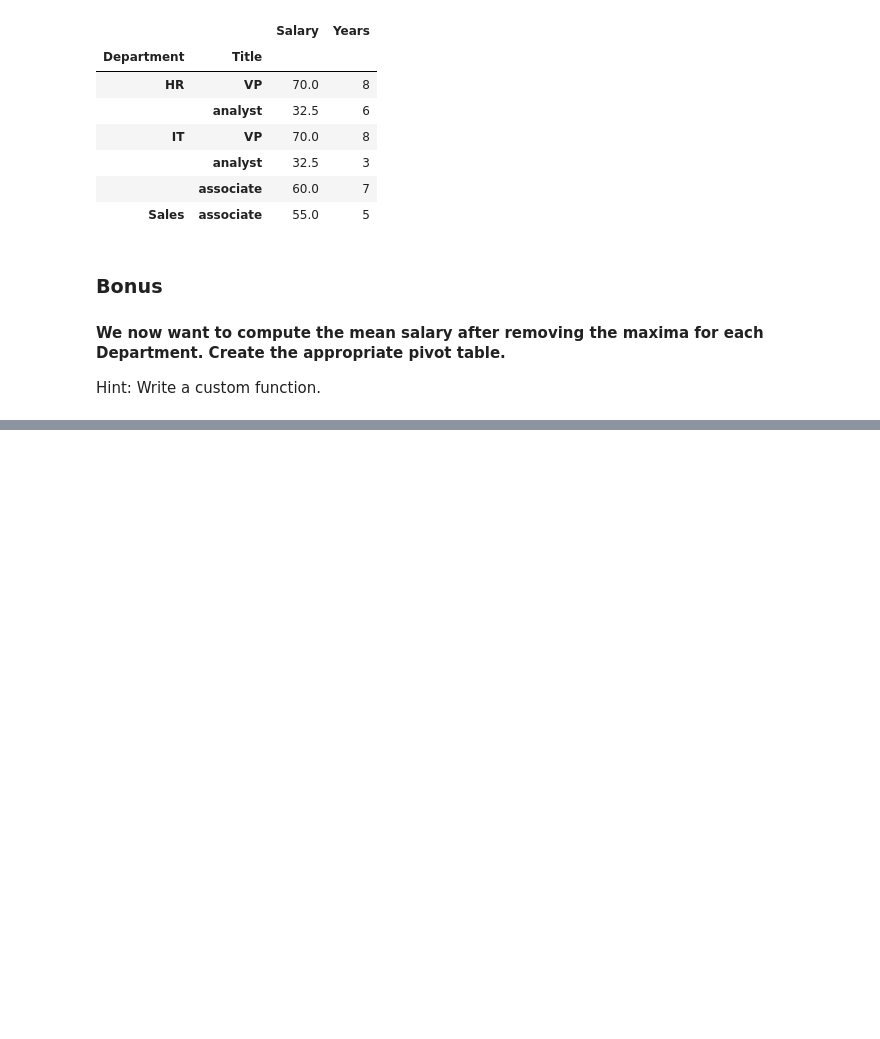
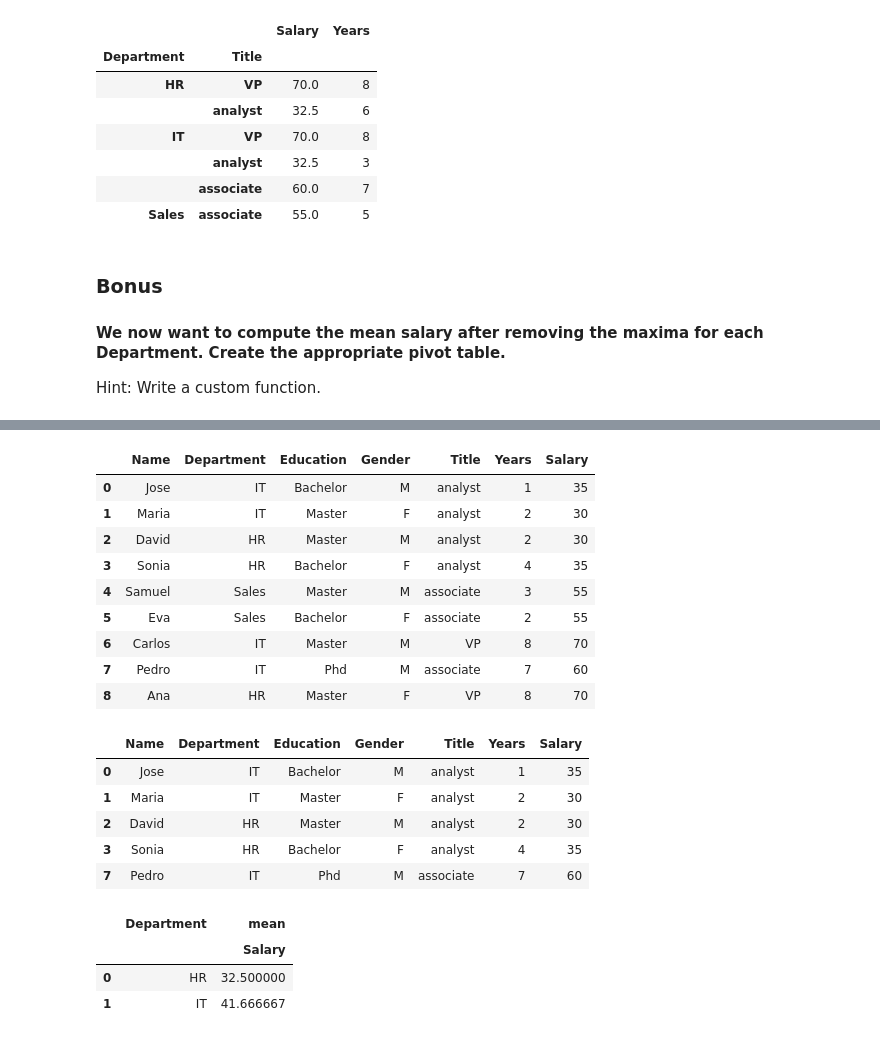
Before and after one commit to Rbrt05/lab-pivot-table-and-correlation, a Jupyter notebook: your_code/main.ipynb, the cells around one changed output, grey strips where cells are left out. Saved outputs shown, nothing was run; the diff lists cells and outputs as text; code cells hidden in the pictures; blank space fills up the shorter version.

```diff
--- a/your_code/main.ipynb
+++ b/your_code/main.ipynb
@@ -177,0 +240,32 @@ Hint: Write a custom function.
+# %%
+#Option 2 - Index
+display(employee.head(10))
+
+rows_to_drop = employee[employee['Name'].isin(list(gmax[['Name']].reset_index()['Name']))].index
+reduced2 = employee.drop(rows_to_drop, inplace=False)
+
+display(reduced2)
+
+# return a pivot with means for salary per group based on reduced database
+reduced2.pivot_table(index= ['Department'],values = ['Salary'], aggfunc = ['mean']).reset_index()
+# %% [output]
+|  | Name | Department | Education | Gender | Title | Years | Salary |
+| 0 | Jose | IT | Bachelor | M | analyst | 1 | 35 |
+| 1 | Maria | IT | Master | F | analyst | 2 | 30 |
+| 2 | David | HR | Master | M | analyst | 2 | 30 |
+| 3 | Sonia | HR | Bachelor | F | analyst | 4 | 35 |
+| 4 | Samuel | Sales | Master | M | associate | 3 | 55 |
+| 5 | Eva | Sales | Bachelor | F | associate | 2 | 55 |
+| 6 | Carlos | IT | Master | M | VP | 8 | 70 |
+| 7 | Pedro | IT | Phd | M | associate | 7 | 60 |
+| 8 | Ana | HR | Master | F | VP | 8 | 70 |
+|  | Name | Department | Education | Gender | Title | Years | Salary |
+| 0 | Jose | IT | Bachelor | M | analyst | 1 | 35 |
+| 1 | Maria | IT | Master | F | analyst | 2 | 30 |
+| 2 | David | HR | Master | M | analyst | 2 | 30 |
+| 3 | Sonia | HR | Bachelor | F | analyst | 4 | 35 |
+| 7 | Pedro | IT | Phd | M | associate | 7 | 60 |
+|  | Department | mean |
+|  |  | Salary |
+| 0 | HR | 32.500000 |
+| 1 | IT | 41.666667 |
```
Also changed, not shown: parts of 5 cells of this notebook.
